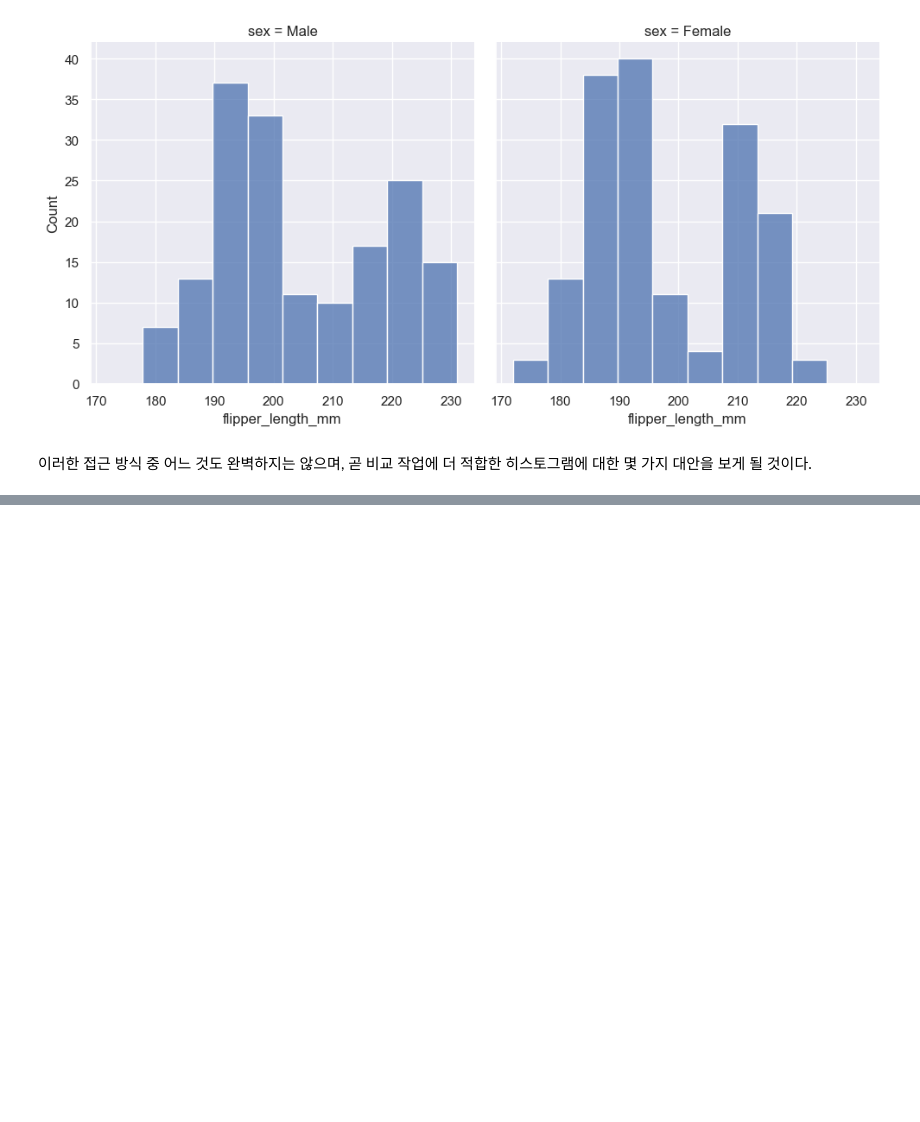
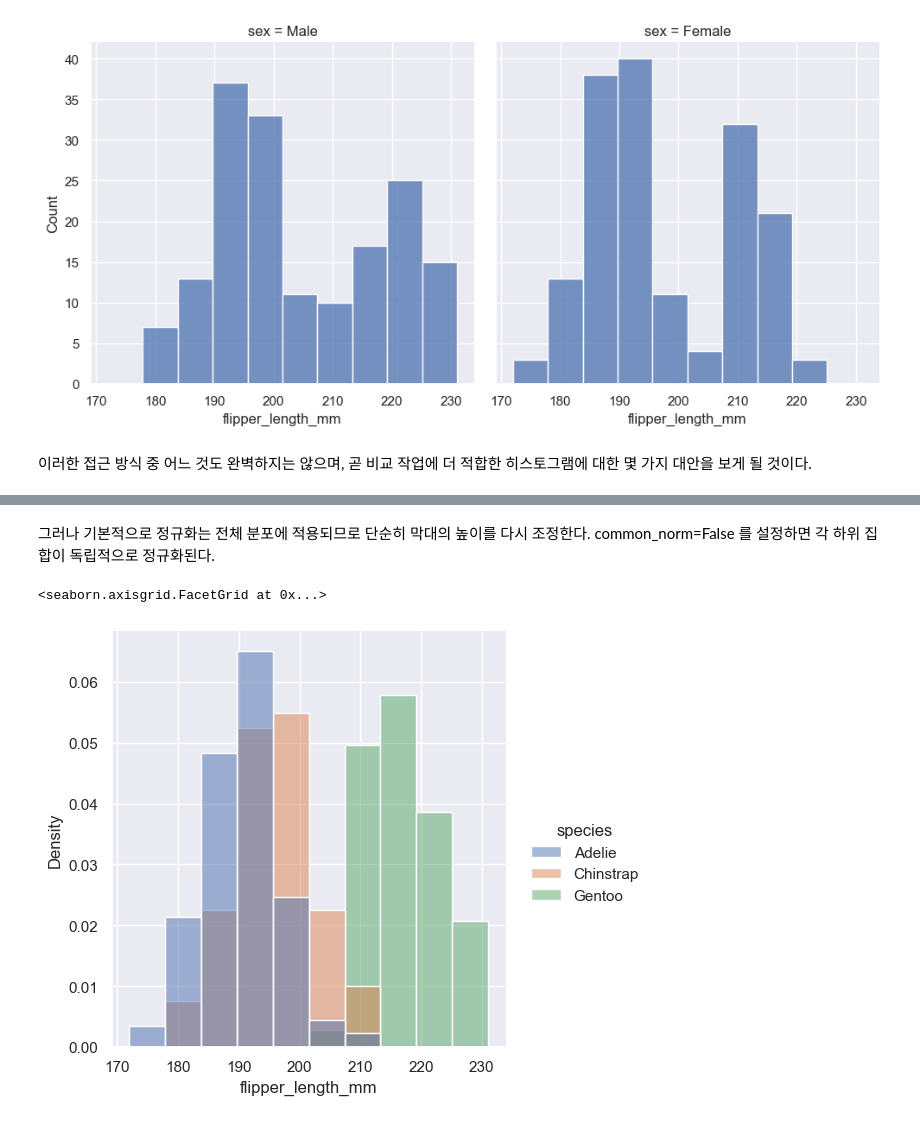
Before and after one commit to channseo/transcribe_tutorials, a Jupyter notebook: seaborn/07 Visualizing distributions of data.ipynb, the cells around one changed output, grey strips where cells are left out. Drawn from its saved outputs; the diff is of its cells as text; code cells hidden in the pictures; blank space fills up the shorter version.

```diff
--- a/seaborn/07 Visualizing distributions of data.ipynb
+++ b/seaborn/07 Visualizing distributions of data.ipynb
@@ -112,0 +122,7 @@ sns.displot(penguins, x="flipper_length_mm", col="sex")
+# %% [markdown]
+그러나 기본적으로 정규화는 전체 분포에 적용되므로 단순히 막대의 높이를 다시 조정한다. common_norm=False 를 설정하면 각 하위 집합이 독립적으로 정규화된다.
+# %%
+sns.displot(penguins, x="flipper_length_mm", hue="species", stat="density", common_norm=False)
+# %% [output]
+<seaborn.axisgrid.FacetGrid at 0x...>
+[figure, added]
```
Also changed, not shown: parts of 4 cells of this notebook.
